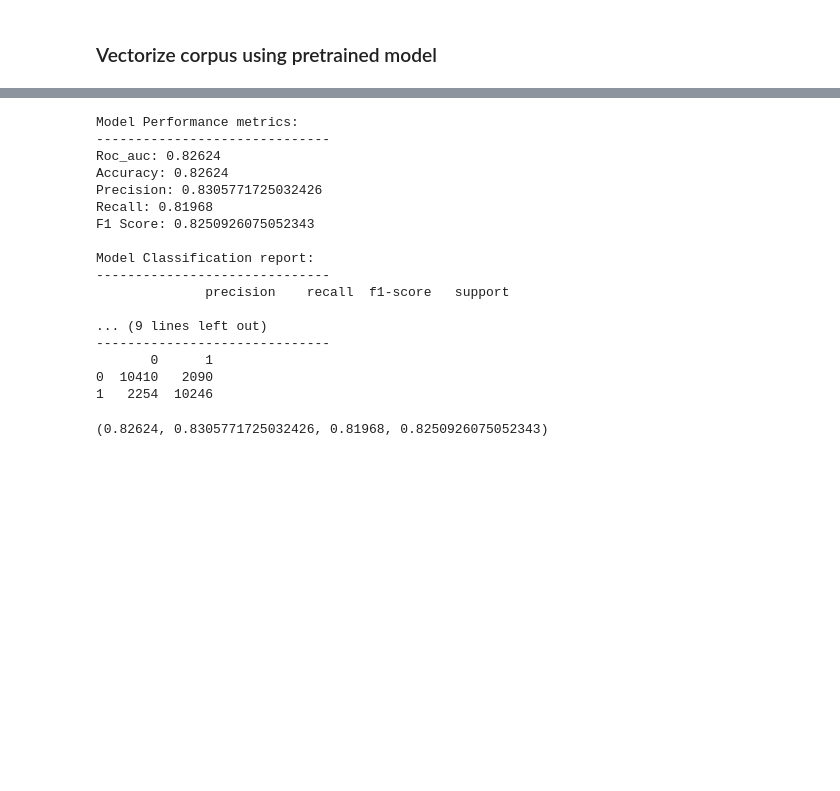
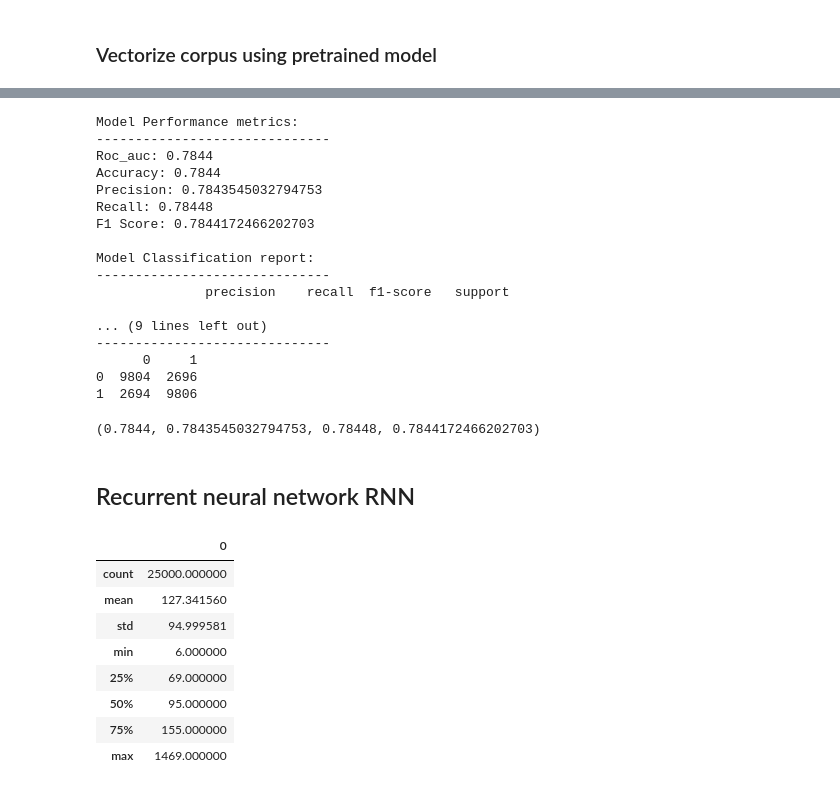
Before and after one commit to JuanDiego28/SentimentAnalysis_NLP_MovieReview, a Jupyter notebook: AnyoneAI - Sprint Project 05.ipynb, the cells around one changed output, grey strips where cells are left out. Saved outputs shown, nothing was run; the diff lists cells and outputs as text; code cells hidden in the pictures; blank space fills up the shorter version.

```diff
--- a/AnyoneAI - Sprint Project 05.ipynb
+++ b/AnyoneAI - Sprint Project 05.ipynb
@@ -579,6 +578,9 @@ glove_vectors.most_similar(positive=['king','woman'],negative=['man'])
 # %% [markdown]
 ### Vectorize corpus using pretrained model
 # %%
+tokenized_train = [word_tokenize(w) for w in norm_train_reviews]
+tokenized_test = [word_tokenize(w) for w in norm_test_reviews]
+
 glv_train_features = word2vec.vectorizer(
     corpus=tokenized_train, model=glove_vectors, num_features=glove_vectors.vector_size
 )
@@ -612,6 +614,6 @@ Model Classification report:
 # %%
 params = {
-    'C': [0.0001,0.001,0.01,0.1,1,1.5,2],
+    'C': np.linspace(0.0001,0.1,30),
     'max_iter': [500]
 }
 
@@ -629,11 +631,11 @@ evaluation.get_performance(log_tuned2_predictions,y_test)
 # %% [output]
 Model Performance metrics:
 ------------------------------
-Roc_auc: 0.82624
-Accuracy: 0.82624
-Precision: 0.8305771725032426
-Recall: 0.81968
-F1 Score: 0.8250926075052343
+Roc_auc: 0.7844
+Accuracy: 0.7844
+Precision: 0.7843545032794753
+Recall: 0.78448
+F1 Score: 0.7844172466202703
 
 Model Classification report:
 ------------------------------
@@ -641,7 +643,26 @@ Model Classification report:
 
 ... (9 lines left out)
 ------------------------------
-       0      1
-0  10410   2090
-1   2254  10246
+      0     1
+0  9804  2696
+1  2694  9806
-(0.82624, 0.8305771725032426, 0.81968, 0.8250926075052343)
+(0.7844, 0.7843545032794753, 0.78448, 0.7844172466202703)
+# %% [markdown]
+## Recurrent neural network RNN
+# %%
+lens = []
+for tweet in tokenized_train:
+    lens.append(len(tweet))
+
+df_lens = pd.DataFrame(lens)
+df_lens.describe()
+# %% [output]
+|  | 0 |
+| count | 25000.000000 |
+| mean | 127.341560 |
+| std | 94.999581 |
+| min | 6.000000 |
+| 25% | 69.000000 |
+| 50% | 95.000000 |
+| 75% | 155.000000 |
+| max | 1469.000000 |
```
Also changed, not shown: parts of 8 cells of this notebook.
